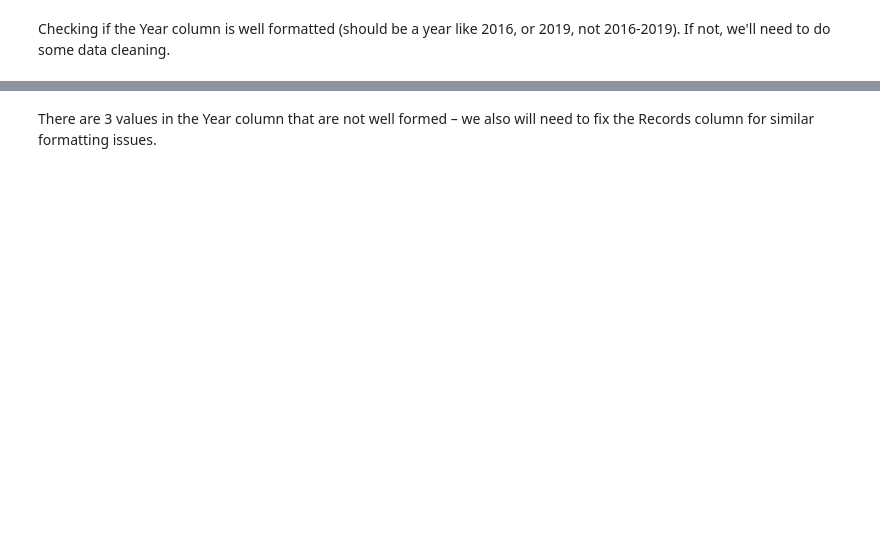
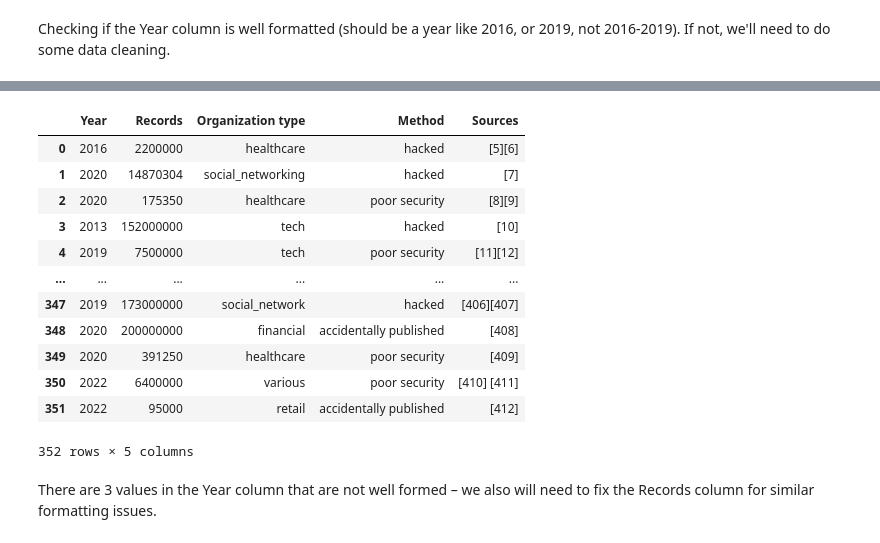
Before and after one commit to DeveloperMindset123/Accenture3A_Project, a Jupyter notebook: Accenture_3A.ipynb, the cells around one changed output, grey strips where cells are left out. Drawn from its saved outputs; the diff is of its cells as text; code cells hidden in the pictures; blank space fills up the shorter version.

```diff
--- a/Accenture_3A.ipynb
+++ b/Accenture_3A.ipynb
@@ -123,2 +50,0 @@ dtype: object
-# %%
-df = pd.merge(df, df2, how="left", on=["Entity", "Records", "Year"])
@@ -204,3 +170,23 @@ df_vis[~df_vis['Year'].str.isnumeric()]
+# %%
+#having index and the dataframe indexing is redundant
+df_vis.drop('Index', inplace=True, axis=1)
+# %%
+#observe the dataset to see if the colum index has been successfully dropped
+df_vis  # as we can see, the column index has been successfully dropped
+# %% [output]
+|  | Year | Records | Organization type | Method | Sources |
+| 0 | 2016 | 2200000 | healthcare | hacked | [5][6] |
+| 1 | 2020 | 14870304 | social_networking | hacked | [7] |
+| 2 | 2020 | 175350 | healthcare | poor security | [8][9] |
+| 3 | 2013 | 152000000 | tech | hacked | [10] |
+| 4 | 2019 | 7500000 | tech | poor security | [11][12] |
+| ... | ... | ... | ... | ... | ... |
+| 347 | 2019 | 173000000 | social_network | hacked | [406][407] |
+| 348 | 2020 | 200000000 | financial | accidentally published | [408] |
+| 349 | 2020 | 391250 | healthcare | poor security | [409] |
+| 350 | 2022 | 6400000 | various | poor security | [410] [411] |
+| 351 | 2022 | 95000 | retail | accidentally published | [412] |
+352 rows × 5 columns
 # %% [markdown]
 There are 3 values in the Year column that are not well formed – we also will need to fix the Records column for similar formatting issues.
 # %%
```
Also changed, not shown: parts of 39 cells of this notebook, 2 other files.
